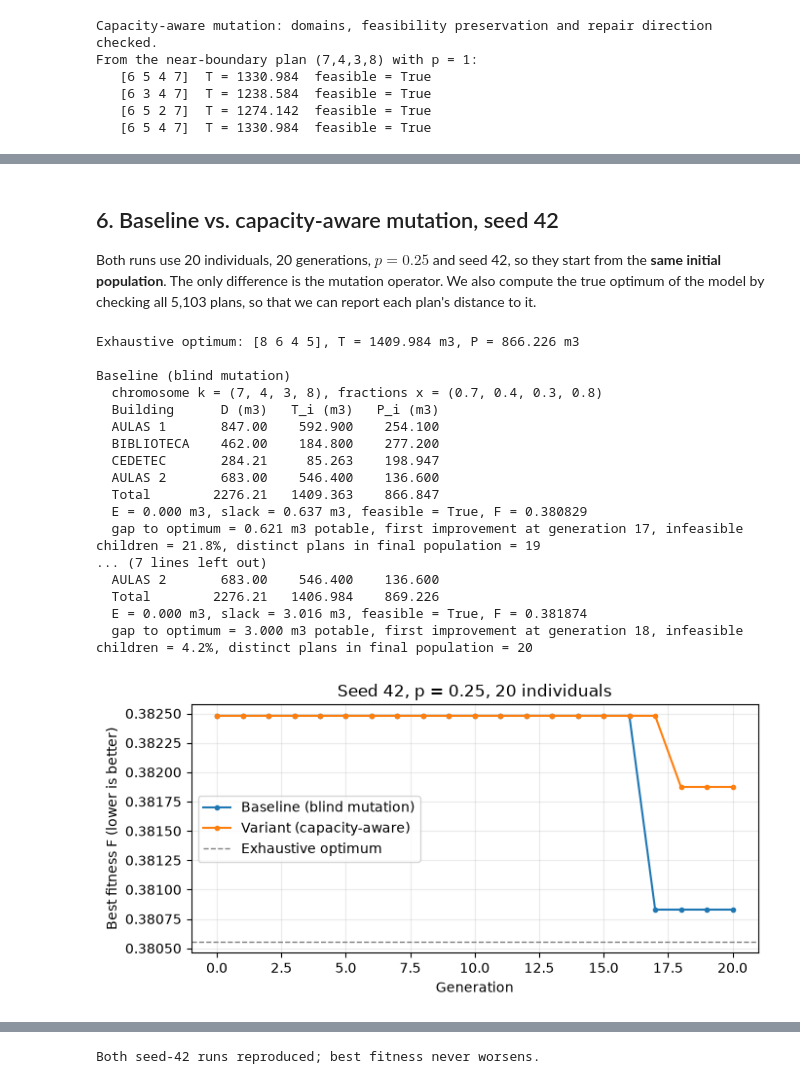
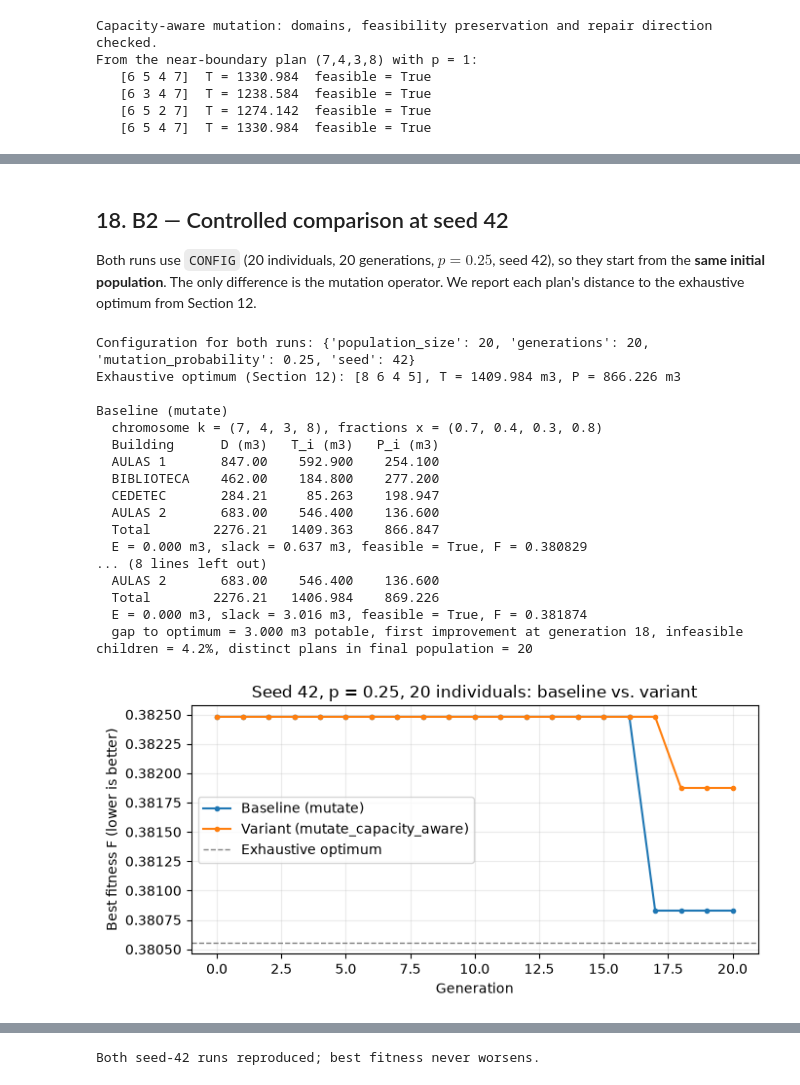
Before and after one commit to NicolasLT18/Bio-inspired_Final_Project, a Jupyter notebook: planta_fisica_operator_variant.ipynb, the cells around one changed output, grey strips where cells are left out. Drawn from its saved outputs; the diff is of its cells as text; code cells hidden in the pictures.

```diff
--- a/planta_fisica_operator_variant.ipynb
+++ b/planta_fisica_operator_variant.ipynb
@@ -79,0 +230,8 @@ def mutate(child: np.ndarray, probability: float,
+# %%
+CONFIG = dict(population_size=20, generations=20, mutation_probability=0.25, seed=42)
+baseline = run_ga(**CONFIG)
+variant_config = {**CONFIG, "mutation_probability": 0.50}
+variant = run_ga(**variant_config)
+for label, result in [("p=0.25", baseline), ("p=0.50", variant)]:
+    print(label, "genes =", result["genes"], "fractions =", result["genes"] / 10)
+    print(result["metrics"])
@@ -79,0 +285,9 @@ def mutate(child: np.ndarray, probability: float,
+# %%
+import itertools
+
+all_plans = [np.array(k) for k in itertools.product(*(range(limit + 1) for limit in LIMITS))]
+optimum = min(all_plans, key=lambda x: evaluate(x)["fitness"])
+print(len(all_plans), "plans checked; optimum =", optimum, evaluate(optimum))
+for label, result in [("p=0.25", baseline), ("p=0.50", variant)]:
+    gap = result["metrics"]["potable"] - evaluate(optimum)["potable"]
+    print(f"{label}: {gap:.3f} m3 more potable water than the optimum")
@@ -149,18 +465,17 @@ rng_check = np.random.default_rng(0)
 for _ in range(5000):
     child = random_individual(rng_check)
     before = evaluate(child)
-    after_genes = mutate_capacity_aware(child, 0.5, rng_check)
-    after = evaluate(after_genes)  # also validates domains
+    after = evaluate(mutate_capacity_aware(child, 0.5, rng_check))  # also validates domains
     if before["feasible"]:
         assert after["feasible"]
     else:
         assert after["treated"] <= before["treated"] + 1e-9
 print("Capacity-aware mutation: domains, feasibility preservation and repair direction checked.")
 
-rng_demo = np.random.default_rng(7)
+rng_variant_demo = np.random.default_rng(7)
 print("From the near-boundary plan (7,4,3,8) with p = 1:")
 for _ in range(4):
-    trial = mutate_capacity_aware(near_boundary, 1.0, rng_demo)
+    trial = mutate_capacity_aware(near_boundary, 1.0, rng_variant_demo)
     t = evaluate(trial)
     print(f"   {trial}  T = {t['treated']:8.3f}  feasible = {t['feasible']}")
 # %% [output]
@@ -232,17 +547,16 @@ Baseline preserved: our run_ga reproduces the original baseline exactly.
 # %% [markdown]
-## 6. Baseline vs. capacity-aware mutation, seed 42
+## 18. B2 — Controlled comparison at seed 42
 
-Both runs use 20 individuals, 20 generations, $p=0.25$ and seed 42, so they start from the **same initial population**. The only difference is the mutation operator. We also compute the true optimum of the model by checking all 5,103 plans, so that we can report each plan's distance to it.
+Both runs use `CONFIG` (20 individuals, 20 generations, $p=0.25$, seed 42), so they start from the **same initial population**. The only difference is the mutation operator. We report each plan's distance to the exhaustive optimum from Section 12.
 # %%
-variant = run_ga(**CONFIG, mutation_operator=mutate_capacity_aware)
-runs = [("Baseline (blind mutation)", baseline), ("Variant (capacity-aware)", variant)]
+dev_variant = run_ga_with(**CONFIG, mutation_operator=mutate_capacity_aware)
+dev_runs = [("Baseline (mutate)", dev_baseline), ("Variant (mutate_capacity_aware)", dev_variant)]
+opt = evaluate(optimum)
+print("Configuration for both runs:", CONFIG)
+print(f"Exhaustive optimum (Section 12): {optimum}, T = {opt['treated']:.3f} m3, "
+      f"P = {opt['potable']:.3f} m3\n")
 
-all_plans = [np.array(k) for k in itertools.product(*(range(limit + 1) for limit in LIMITS))]
-optimum = min(all_plans, key=lambda x: evaluate(x)["fitness"])
-opt = evaluate(optimum)
-print(f"Exhaustive optimum: {optimum}, T = {opt['treated']:.3f} m3, P = {opt['potable']:.3f} m3\n")
-
-for label, result in runs:
+for label, result in dev_runs:
     g, mt = result["genes"], result["metrics"]
     print(label)
     print(f"  chromosome k = {tuple(int(v) for v in g)}, fractions x = {tuple(float(v) for v in g / 10)}")
@@ -257,9 +571,10 @@ for label, result in runs:
           f"infeasible children = {result['infeasible_share']:.1%}, "
           f"distinct plans in final population = {result['unique_final']}\n")
 # %% [output]
-Exhaustive optimum: [8 6 4 5], T = 1409.984 m3, P = 866.226 m3
+Configuration for both runs: {'population_size': 20, 'generations': 20, 'mutation_probability': 0.25, 'seed': 42}
+Exhaustive optimum (Section 12): [8 6 4 5], T = 1409.984 m3, P = 866.226 m3
 
-Baseline (blind mutation)
+Baseline (mutate)
   chromosome k = (7, 4, 3, 8), fractions x = (0.7, 0.4, 0.3, 0.8)
   Building      D (m3)   T_i (m3)   P_i (m3)
   AULAS 1       847.00    592.900    254.100
@@ -268,25 +583,24 @@ Baseline (blind mutation)
   AULAS 2       683.00    546.400    136.600
   Total        2276.21   1409.363    866.847
   E = 0.000 m3, slack = 0.637 m3, feasible = True, F = 0.380829
-  gap to optimum = 0.621 m3 potable, first improvement at generation 17, infeasible children = 21.8%, distinct plans in final population = 19
-... (7 lines left out)
+... (8 lines left out)
   AULAS 2       683.00    546.400    136.600
   Total        2276.21   1406.984    869.226
   E = 0.000 m3, slack = 3.016 m3, feasible = True, F = 0.381874
   gap to optimum = 3.000 m3 potable, first improvement at generation 18, infeasible children = 4.2%, distinct plans in final population = 20
 # %%
 fig, ax = plt.subplots(figsize=(7, 3.5))
-for label, result in runs:
+for label, result in dev_runs:
     ax.plot(range(len(result["history"])), result["history"], marker=".", label=label)
 ax.axhline(opt["fitness"], color="grey", linestyle="--", linewidth=1, label="Exhaustive optimum")
 ax.set(xlabel="Generation", ylabel="Best fitness F (lower is better)",
-       title="Seed 42, p = 0.25, 20 individuals")
+       title="Seed 42, p = 0.25, 20 individuals: baseline vs. variant")
 ax.grid(alpha=0.25)
 ax.legend()
 fig.tight_layout()
 plt.show()
 # %% [output]
-[figure, old version]
+[figure, new version]
 # %% [markdown]
 **Interpretation (seed 42).** Both runs start from the same population (best plan (6,6,5,7), $F=0.38248$) and stay on that plateau for 16 generations.
 
```
Also changed, not shown: parts of 54 cells of this notebook, 3 other files.
